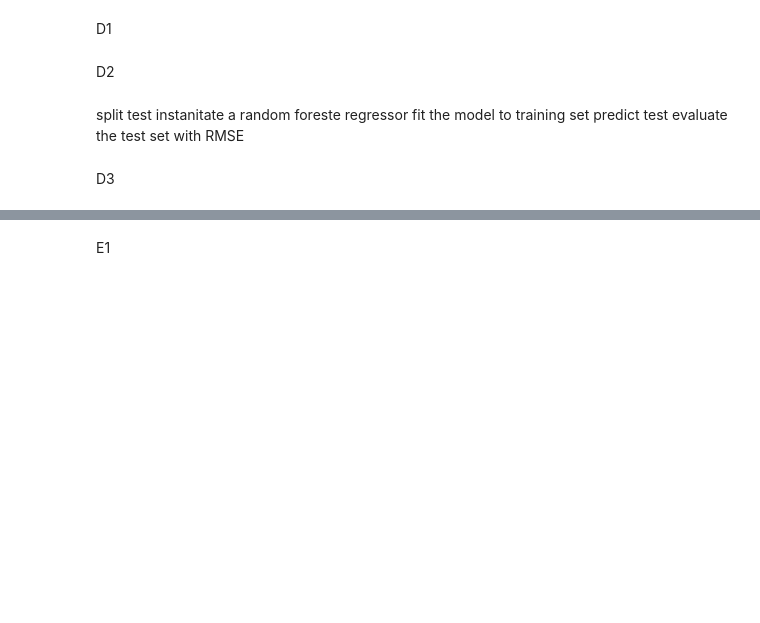
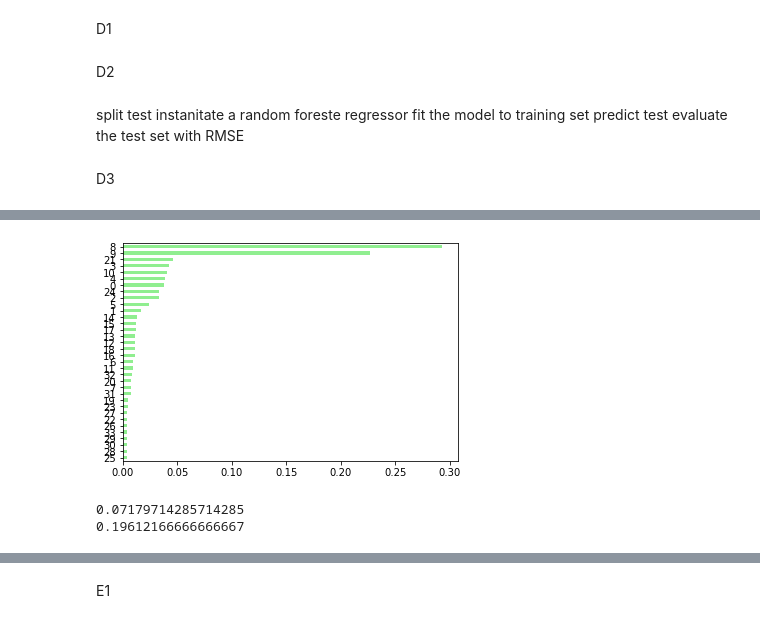
Before and after one commit to michaelle93/D209, a Jupyter notebook: D209PA2.ipynb, the cells around one changed output, grey strips where cells are left out. Cells and saved outputs as stored; diff of their text form; code cells hidden in the pictures; blank space fills up the shorter version.

```diff
--- a/D209PA2.ipynb
+++ b/D209PA2.ipynb
@@ -453,8 +453,9 @@ instanitate a random foreste regressor
 fit the model to training set
 predict test
 evaluate the test set with RMSE
+# %%
+rf = RandomForestRegressor(n_estimators=400, random_state=SEED)
 # %%
-rf = RandomForestRegressor(n_estimators=400, min_samples_leaf=0.12, random_state=SEED)
 rf.fit(X_train, y_train)
 y_pred = rf.predict(X_test)
 # %% [markdown]
@@ -469,0 +468,10 @@ AttributeError: 'RandomForestRegressor' object has no attribute 'feature_importa
+# %%
+import pandas as pd
+import matplotlib.pyplot as plt
+importances_rf = pd.Series(rf.feature_importances_)
+sorted_importances_rf = importances_rf.sort_values()
+sorted_importances_rf.plot(kind='barh', color='lightgreen'); plt.show()
+from sklearn.metrics import mean_absolute_error as MAE
+from sklearn.metrics import mean_squared_error as MSE
+# %% [output]
+[figure, added]
@@ -469,0 +484,6 @@ AttributeError: 'RandomForestRegressor' object has no attribute 'feature_importa
+# %%
+print(train_error)
+print(test_error)
+# %% [output]
+0.07179714285714285
+0.19612166666666667
```
Also changed, not shown: parts of 15 cells of this notebook.
